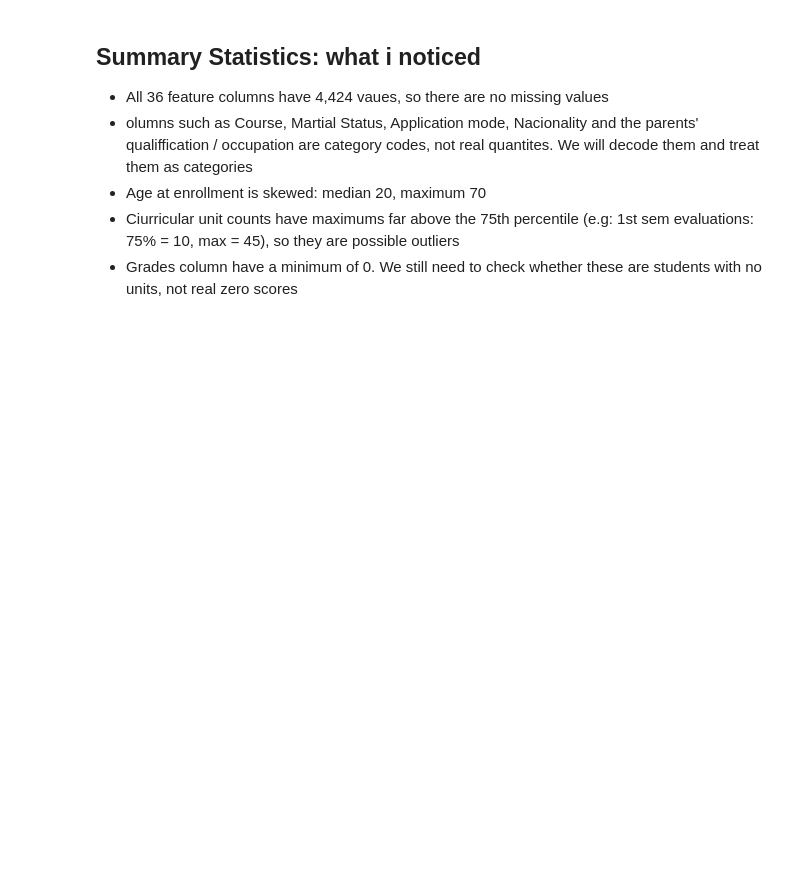
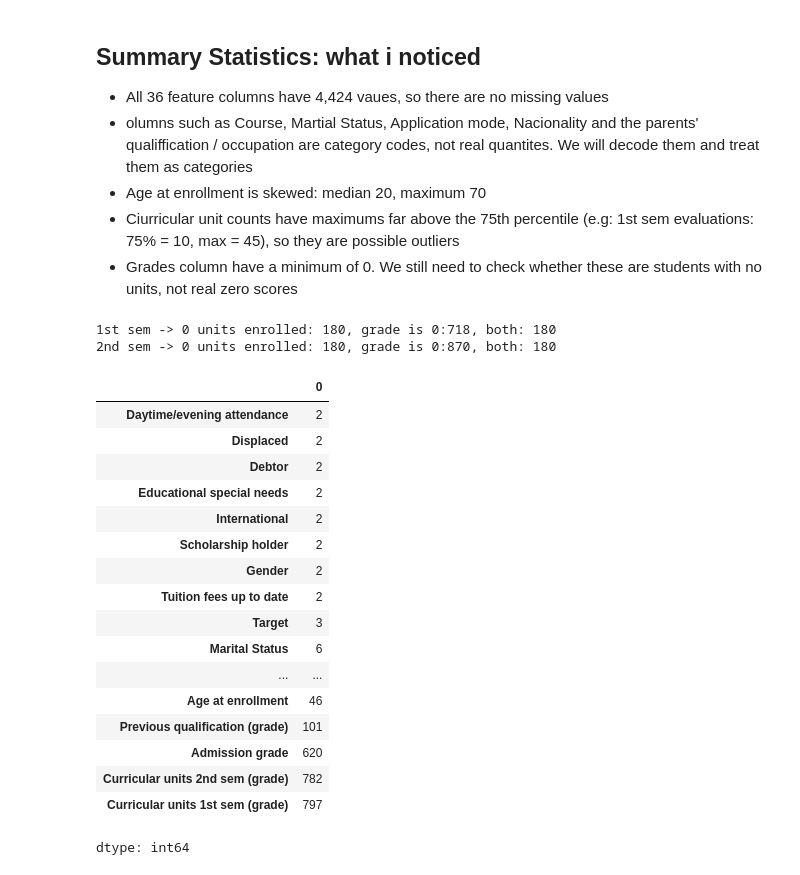
Before and after one commit to madeeha-noor/Student-Success-Early-Warning, a Jupyter notebook: notebooks/02_data_quality_eda.ipynb, the cells around one changed output. Cells and saved outputs as stored; diff of their text form; code cells hidden in the pictures; blank space fills up the shorter version.

```diff
--- a/notebooks/02_data_quality_eda.ipynb
+++ b/notebooks/02_data_quality_eda.ipynb
@@ -46,3 +46,32 @@ Duplicate rows: 0
 - Age at enrollment is skewed: median 20, maximum 70
 - Ciurricular unit counts have maximums far above the 75th percentile (e.g: 1st sem evaluations: 75% = 10, max = 45), so they are possible outliers
 - Grades column have a minimum of 0. We still need to check whether these are students with no units, not real zero scores
+# %%
+for sem in ["1st", "2nd"]:
+  enrolled = df[f"Curricular units {sem} sem (enrolled)"]
+  grade = df[f"Curricular units {sem} sem (grade)"]
+  print(f"{sem} sem -> 0 units enrolled: {(enrolled == 0).sum()}, grade is 0:{(grade == 0).sum()}, both: {((enrolled == 0) & (grade == 0)).sum()}")
+# %% [output]
+1st sem -> 0 units enrolled: 180, grade is 0:718, both: 180
+2nd sem -> 0 units enrolled: 180, grade is 0:870, both: 180
+# %%
+df.nunique().sort_values()
+# %% [output]
+|  | 0 |
+| Daytime/evening attendance | 2 |
+| Displaced | 2 |
+| Debtor | 2 |
+| Educational special needs | 2 |
+| International | 2 |
+| Scholarship holder | 2 |
+| Gender | 2 |
+| Tuition fees up to date | 2 |
+| Target | 3 |
+| Marital Status | 6 |
+| ... | ... |
+| Age at enrollment | 46 |
+| Previous qualification (grade) | 101 |
+| Admission grade | 620 |
+| Curricular units 2nd sem (grade) | 782 |
+| Curricular units 1st sem (grade) | 797 |
+dtype: int64
```
